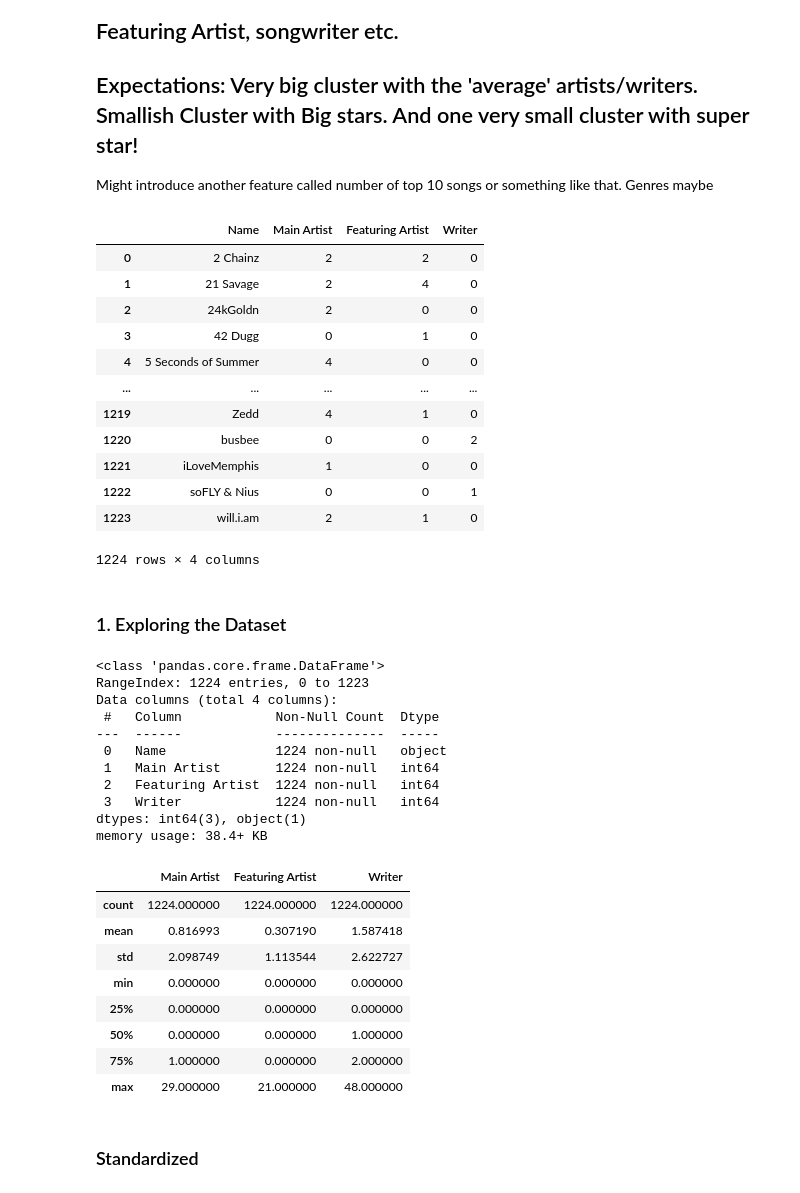
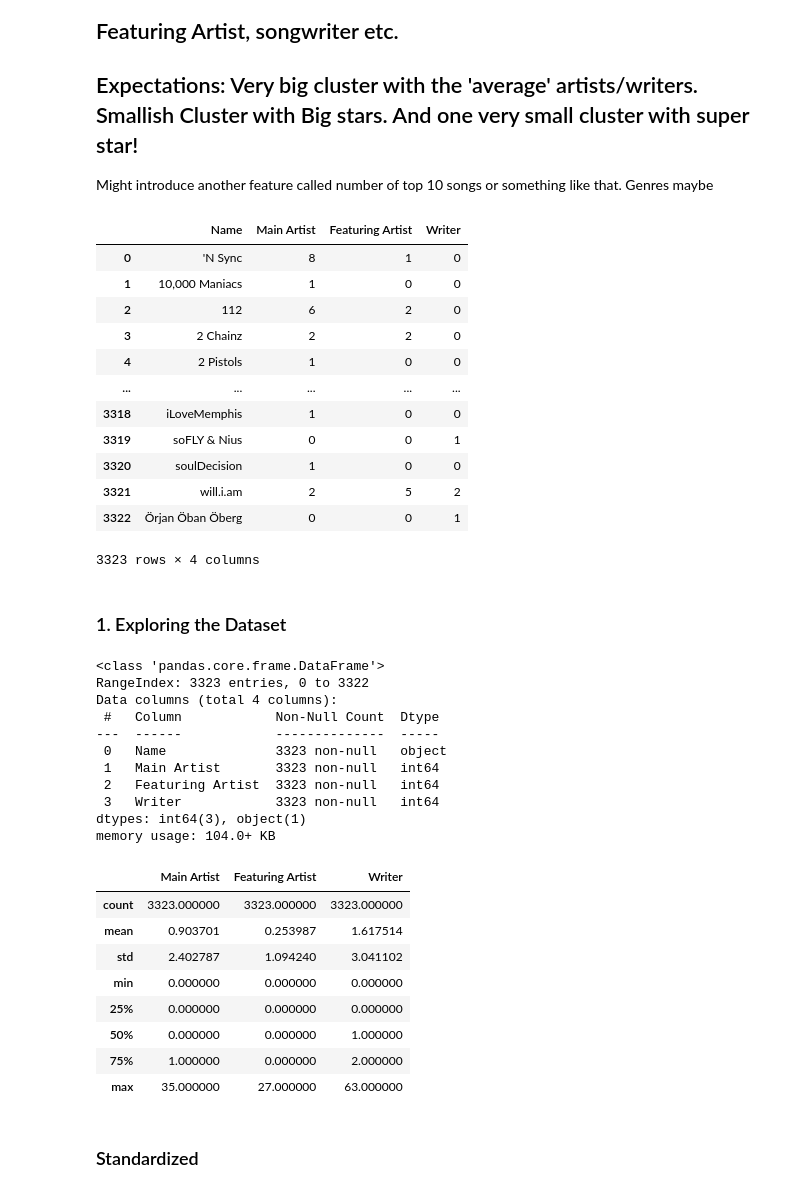
Before and after one commit to JonasRex/JupyterLab_My_Notebooks, a Jupyter notebook: ExamsProject/Clustering with Scikit.ipynb, the cells around one changed output. Cells and saved outputs as stored; diff of their text form; code cells hidden in the pictures.

```diff
--- a/ExamsProject/Clustering with Scikit.ipynb
+++ b/ExamsProject/Clustering with Scikit.ipynb
@@ -5,50 +5,50 @@
 Might introduce another feature called number of top 10 songs or something like that. Genres maybe
 # %%
 import pandas as pd
-df = pd.read_csv('data/artist_2012_2021_test.csv')
+df = pd.read_csv('data/artist_1992_2021_test.csv')
 df
 # %% [output]
 |  | Name | Main Artist | Featuring Artist | Writer |
-| 0 | 2 Chainz | 2 | 2 | 0 |
-| 1 | 21 Savage | 2 | 4 | 0 |
-| 2 | 24kGoldn | 2 | 0 | 0 |
-| 3 | 42 Dugg | 0 | 1 | 0 |
-| 4 | 5 Seconds of Summer | 4 | 0 | 0 |
+| 0 | 'N Sync | 8 | 1 | 0 |
+| 1 | 10,000 Maniacs | 1 | 0 | 0 |
+| 2 | 112 | 6 | 2 | 0 |
+| 3 | 2 Chainz | 2 | 2 | 0 |
+| 4 | 2 Pistols | 1 | 0 | 0 |
 | ... | ... | ... | ... | ... |
-| 1219 | Zedd | 4 | 1 | 0 |
-| 1220 | busbee | 0 | 0 | 2 |
-| 1221 | iLoveMemphis | 1 | 0 | 0 |
-| 1222 | soFLY & Nius | 0 | 0 | 1 |
-| 1223 | will.i.am | 2 | 1 | 0 |
+| 3318 | iLoveMemphis | 1 | 0 | 0 |
+| 3319 | soFLY & Nius | 0 | 0 | 1 |
+| 3320 | soulDecision | 1 | 0 | 0 |
+| 3321 | will.i.am | 2 | 5 | 2 |
+| 3322 | Örjan Öban Öberg | 0 | 0 | 1 |
-1224 rows × 4 columns
+3323 rows × 4 columns
 # %% [markdown]
 ### 1. Exploring the Dataset
 # %%
 df.info()
 # %% [output]
 <class 'pandas.core.frame.DataFrame'>
-RangeIndex: 1224 entries, 0 to 1223
+RangeIndex: 3323 entries, 0 to 3322
 Data columns (total 4 columns):
  #   Column            Non-Null Count  Dtype
 ---  ------            --------------  -----
- 0   Name              1224 non-null   object
- 1   Main Artist       1224 non-null   int64
- 2   Featuring Artist  1224 non-null   int64
- 3   Writer            1224 non-null   int64
+ 0   Name              3323 non-null   object
+ 1   Main Artist       3323 non-null   int64
+ 2   Featuring Artist  3323 non-null   int64
+ 3   Writer            3323 non-null   int64
 dtypes: int64(3), object(1)
-memory usage: 38.4+ KB
+memory usage: 104.0+ KB
 # %%
 df.describe()
 # %% [output]
 |  | Main Artist | Featuring Artist | Writer |
-| count | 1224.000000 | 1224.000000 | 1224.000000 |
-| mean | 0.816993 | 0.307190 | 1.587418 |
-| std | 2.098749 | 1.113544 | 2.622727 |
+| count | 3323.000000 | 3323.000000 | 3323.000000 |
+| mean | 0.903701 | 0.253987 | 1.617514 |
+| std | 2.402787 | 1.094240 | 3.041102 |
 | min | 0.000000 | 0.000000 | 0.000000 |
 | 25% | 0.000000 | 0.000000 | 0.000000 |
 | 50% | 0.000000 | 0.000000 | 1.000000 |
 | 75% | 1.000000 | 0.000000 | 2.000000 |
-| max | 29.000000 | 21.000000 | 48.000000 |
+| max | 35.000000 | 27.000000 | 63.000000 |
 # %%
 from sklearn.preprocessing import StandardScaler as SS # z-score standardization
 from sklearn.cluster import KMeans, DBSCAN # clustering algorithms
```
Also changed, not shown: parts of 13 cells of this notebook, 3 other files.
